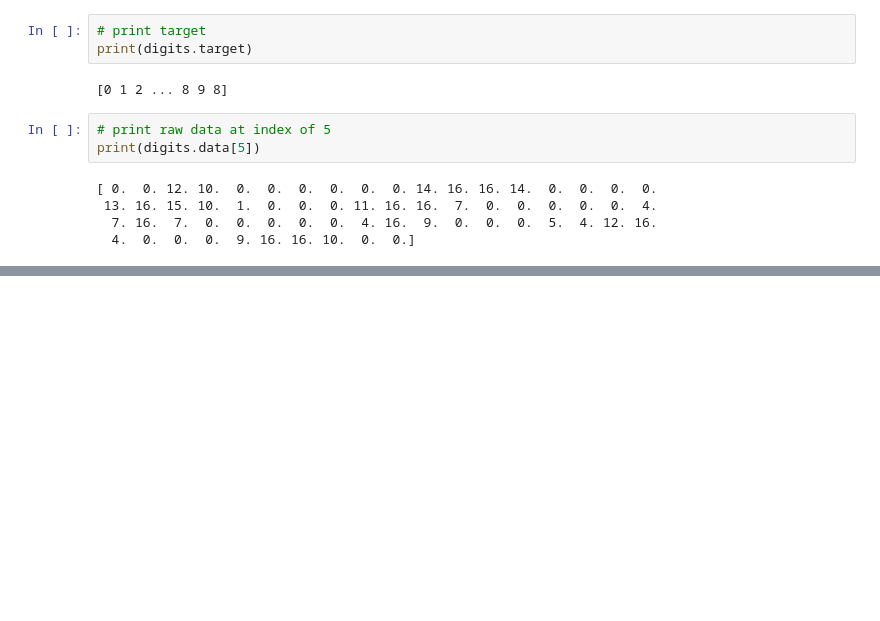
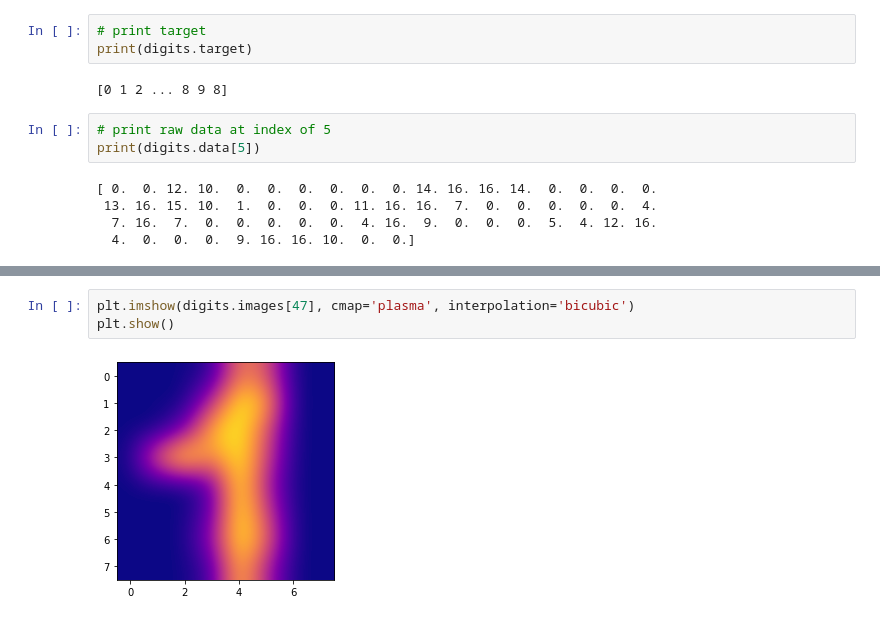
Before and after one commit to nobobobo/ml-handson, a Jupyter notebook: digits_recognition_sklearn.ipynb, the cells around one changed output, grey strips where cells are left out. Cells and saved outputs as stored; diff of their text form; blank space fills up the shorter version.

```diff
--- a/digits_recognition_sklearn.ipynb
+++ b/digits_recognition_sklearn.ipynb
@@ -41,0 +57,5 @@ print(digits.data[5])
+# %%
+plt.imshow(digits.images[47], cmap='plasma', interpolation='bicubic')
+plt.show()
+# %% [output]
+[figure, added]
```
Also changed, not shown: parts of 3 cells of this notebook.
